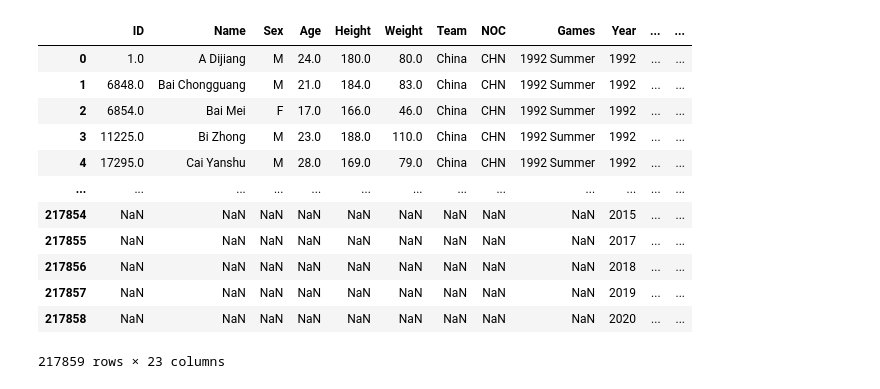
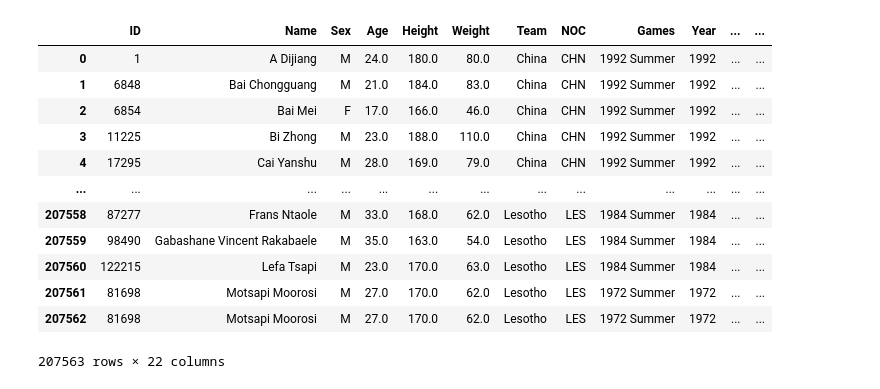
Before and after one commit to sak0213/perfect-10-group-project, a Jupyter notebook: cleandata/df_maker.ipynb, the cells around one changed output. Cells and saved outputs as stored; diff of their text form; code cells hidden in the pictures.

Commit message:
fixed the merges to all show as inner

```diff
--- a/cleandata/df_maker.ipynb
+++ b/cleandata/df_maker.ipynb
@@ -28,33 +28,33 @@ gdp_df["Year"]=gdp_df["Year"].astype(int)
 # %%
 # merge clean_df and noc_regions by NOC
 merge_df = pd.merge(olympics_df, noc_df, on="NOC", how= "inner")
 
 # merge merge_df and international census data by country and year
-merge2_df = pd.merge(merge_df, census_df, on=["region","Year"], indicator = True, how = "outer")
+merge2_df = pd.merge(merge_df, census_df, on=["region","Year"], how = "inner")
 
 # merge merge2_df and gdp data by country and year
 
 merge3_df = pd.merge(merge2_df, gdp_df, on=["region","Year"], how = "inner")
 
 # Removing columns notes, Annual Growth Rate %, Density (per sq km),Total Fertility Rate, Life Expectancy at Birth, Under-5 Mortality Rate
 olympiccountries_df = merge3_df.drop(["notes","Annual Growth Rate %", "Density (per sq km)","Total Fertility Rate", "Life Expectancy at Birth", "Under-5 Mortality Rate"], axis=1)
 olympiccountries_df.head(10)
 olympiccountries_df.set_index("ID")
 
 olympiccountries_df
 # %% [output]
 |  | ID | Name | Sex | Age | Height | Weight | Team | NOC | Games | Year | ... | ... |
-| 0 | 1.0 | A Dijiang | M | 24.0 | 180.0 | 80.0 | China | CHN | 1992 Summer | 1992 | ... | ... |
-| 1 | 6848.0 | Bai Chongguang | M | 21.0 | 184.0 | 83.0 | China | CHN | 1992 Summer | 1992 | ... | ... |
-| 2 | 6854.0 | Bai Mei | F | 17.0 | 166.0 | 46.0 | China | CHN | 1992 Summer | 1992 | ... | ... |
-| 3 | 11225.0 | Bi Zhong | M | 23.0 | 188.0 | 110.0 | China | CHN | 1992 Summer | 1992 | ... | ... |
-| 4 | 17295.0 | Cai Yanshu | M | 28.0 | 169.0 | 79.0 | China | CHN | 1992 Summer | 1992 | ... | ... |
+| 0 | 1 | A Dijiang | M | 24.0 | 180.0 | 80.0 | China | CHN | 1992 Summer | 1992 | ... | ... |
+| 1 | 6848 | Bai Chongguang | M | 21.0 | 184.0 | 83.0 | China | CHN | 1992 Summer | 1992 | ... | ... |
+| 2 | 6854 | Bai Mei | F | 17.0 | 166.0 | 46.0 | China | CHN | 1992 Summer | 1992 | ... | ... |
+| 3 | 11225 | Bi Zhong | M | 23.0 | 188.0 | 110.0 | China | CHN | 1992 Summer | 1992 | ... | ... |
+| 4 | 17295 | Cai Yanshu | M | 28.0 | 169.0 | 79.0 | China | CHN | 1992 Summer | 1992 | ... | ... |
 | ... | ... | ... | ... | ... | ... | ... | ... | ... | ... | ... | ... | ... |
-| 217854 | NaN | NaN | NaN | NaN | NaN | NaN | NaN | NaN | NaN | 2015 | ... | ... |
-| 217855 | NaN | NaN | NaN | NaN | NaN | NaN | NaN | NaN | NaN | 2017 | ... | ... |
-| 217856 | NaN | NaN | NaN | NaN | NaN | NaN | NaN | NaN | NaN | 2018 | ... | ... |
-| 217857 | NaN | NaN | NaN | NaN | NaN | NaN | NaN | NaN | NaN | 2019 | ... | ... |
-| 217858 | NaN | NaN | NaN | NaN | NaN | NaN | NaN | NaN | NaN | 2020 | ... | ... |
+| 207558 | 87277 | Frans Ntaole | M | 33.0 | 168.0 | 62.0 | Lesotho | LES | 1984 Summer | 1984 | ... | ... |
+| 207559 | 98490 | Gabashane Vincent Rakabaele | M | 35.0 | 163.0 | 54.0 | Lesotho | LES | 1984 Summer | 1984 | ... | ... |
+| 207560 | 122215 | Lefa Tsapi | M | 23.0 | 170.0 | 63.0 | Lesotho | LES | 1984 Summer | 1984 | ... | ... |
+| 207561 | 81698 | Motsapi Moorosi | M | 27.0 | 170.0 | 62.0 | Lesotho | LES | 1972 Summer | 1972 | ... | ... |
+| 207562 | 81698 | Motsapi Moorosi | M | 27.0 | 170.0 | 62.0 | Lesotho | LES | 1972 Summer | 1972 | ... | ... |
-217859 rows × 23 columns
+207563 rows × 22 columns
 # %%
 olympiccountries_df.to_csv("clean_df.csv")
```
Also changed, not shown: 2 other files.
